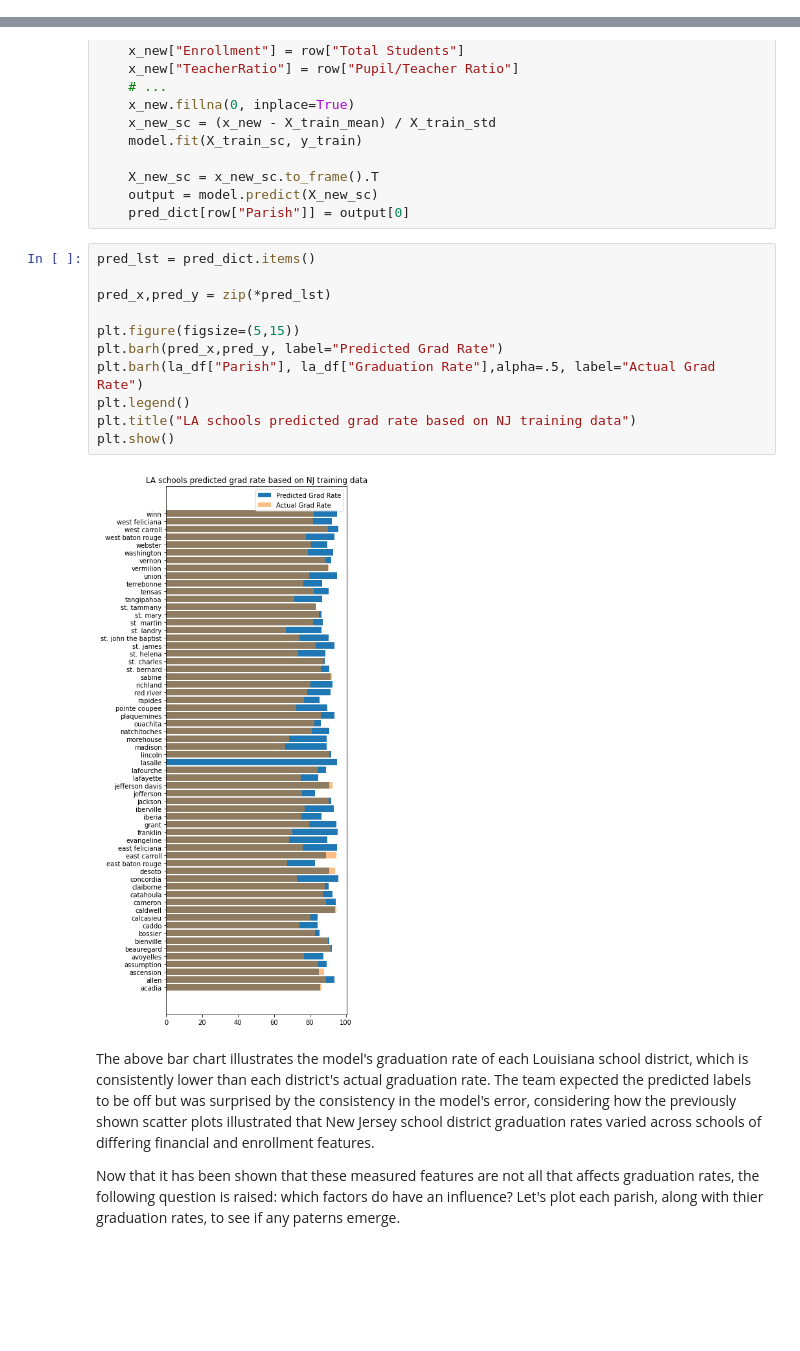
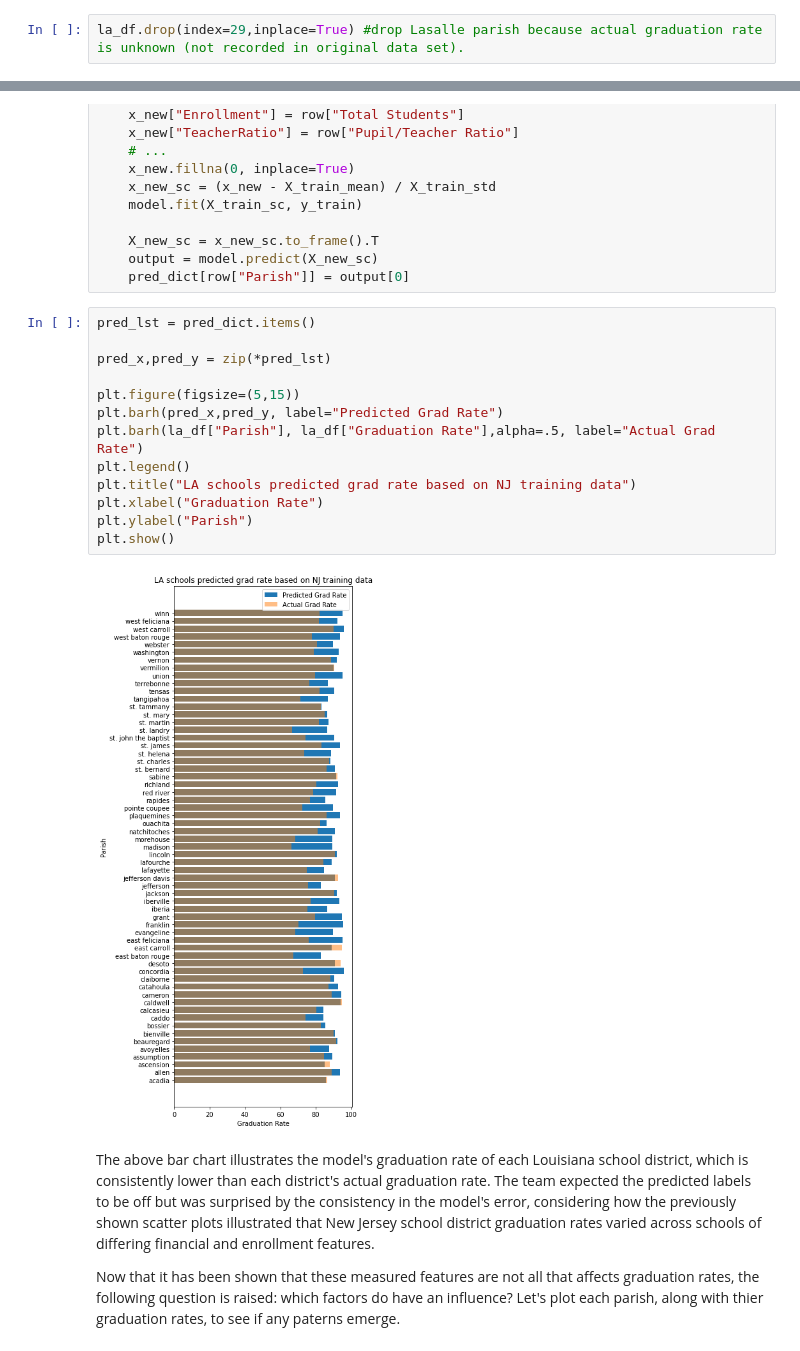
Before and after one commit to NickOuellet/NickOuellet.github.io, a Jupyter notebook: Final_Tutorial.ipynb, the cells around one changed output, grey strips where cells are left out. Drawn from its saved outputs; the diff is of its cells as text; blank space fills up the shorter version.

Commit message:
removed lasalle from ML model and touch ups

```diff
--- a/Final_Tutorial.ipynb
+++ b/Final_Tutorial.ipynb
@@ -767,6 +748,8 @@ nj_student_ratio.rename(columns={"DISTRICT_NAME":"District"}, inplace=True)
 nj_finances = nj_finances.merge(nj_student_ratio, on="District",how="inner")
 # %%
 nj_finances = nj_finances.dropna()
+# %%
+la_df.drop(index=29,inplace=True) #drop Lasalle parish because actual graduation rate is unknown (not recorded in original data set).
 # %%
 features = [
             "Appropriations",
@@ -805,16 +788,18 @@ for i,row in la_df.iterrows():
 # %%
 pred_lst = pred_dict.items()
 
 pred_x,pred_y = zip(*pred_lst)
 
 plt.figure(figsize=(5,15))
 plt.barh(pred_x,pred_y, label="Predicted Grad Rate")
 plt.barh(la_df["Parish"], la_df["Graduation Rate"],alpha=.5, label="Actual Grad Rate")
 plt.legend()
 plt.title("LA schools predicted grad rate based on NJ training data")
+plt.xlabel("Graduation Rate")
+plt.ylabel("Parish")
 plt.show()
 # %% [output]
-[figure, old version]
+[figure, new version]
 # %% [markdown]
 The above bar chart illustrates the model's graduation rate of each Louisiana school district, which is consistently lower than each district's actual graduation rate. The team expected the predicted labels to be off but was surprised by the consistency in the model's error, considering how the previously shown scatter plots illustrated that New Jersey school district graduation rates varied across schools of differing financial and enrollment features.
 
```
Also changed, not shown: parts of 18 cells of this notebook, 1 other file.
